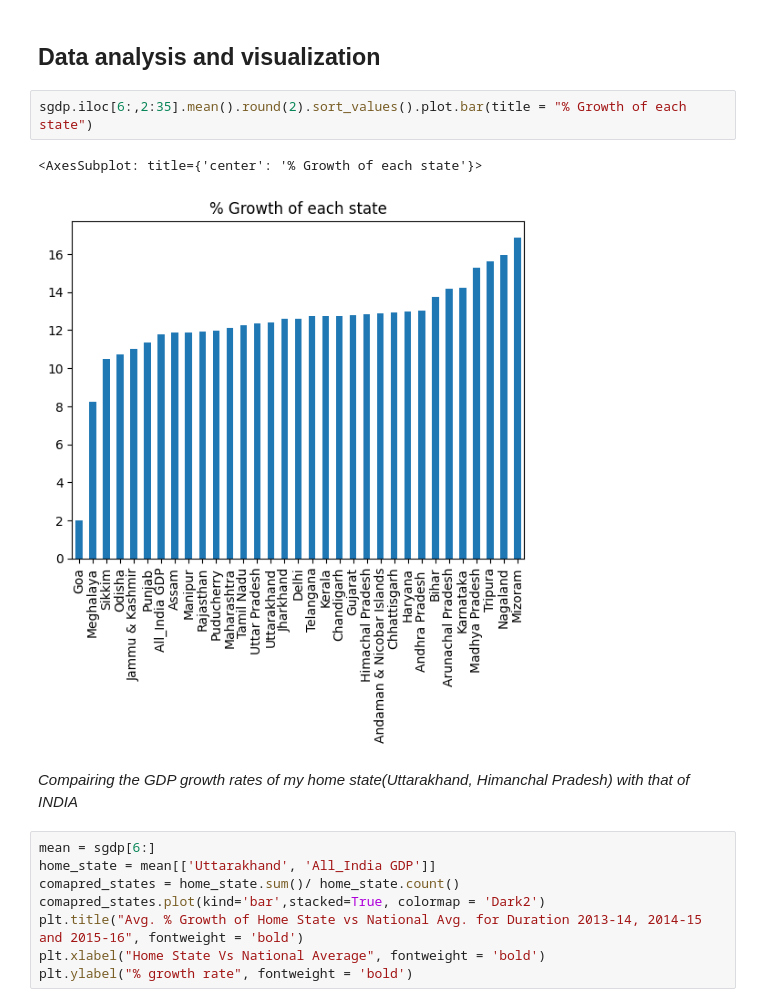
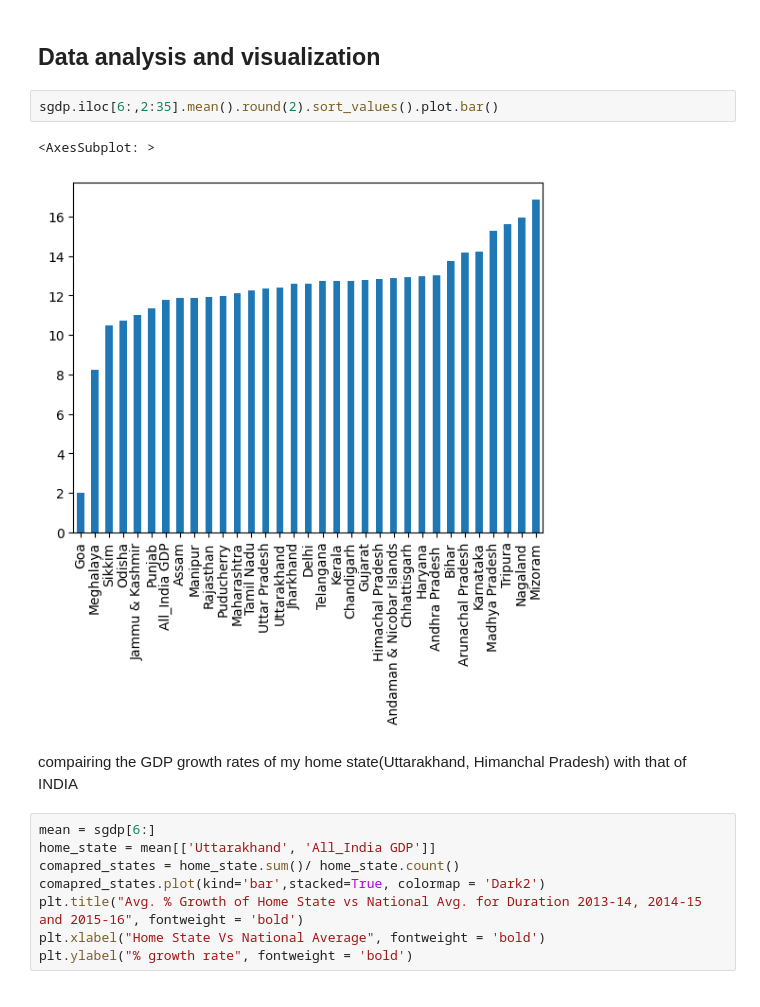
Before and after one commit to shashankkestwal/IndianEconomyAnalysis, a Jupyter notebook: DAV_Project.ipynb, the cells around one changed output. Cells and saved outputs as stored; diff of their text form.

```diff
--- a/DAV_Project.ipynb
+++ b/DAV_Project.ipynb
@@ -175,12 +188,12 @@ percent_growth_gdp
 # %% [markdown]
 ## Data analysis and visualization
 # %%
-sgdp.iloc[6:,2:35].mean().round(2).sort_values().plot.bar(title = "% Growth of each state")
+sgdp.iloc[6:,2:35].mean().round(2).sort_values().plot.bar()
 # %% [output]
-<AxesSubplot: title={'center': '% Growth of each state'}>
+<AxesSubplot: >
-[figure, old version]
+[figure, new version]
 # %% [markdown]
-*Compairing the GDP growth rates of my home state(Uttarakhand, Himanchal Pradesh) with that of INDIA*
+compairing the GDP growth rates of my home state(Uttarakhand, Himanchal Pradesh) with that of INDIA
 # %%
 mean = sgdp[6:]
 home_state = mean[['Uttarakhand', 'All_India GDP']]
```
Also changed, not shown: parts of 12 cells of this notebook, 3 other files.
